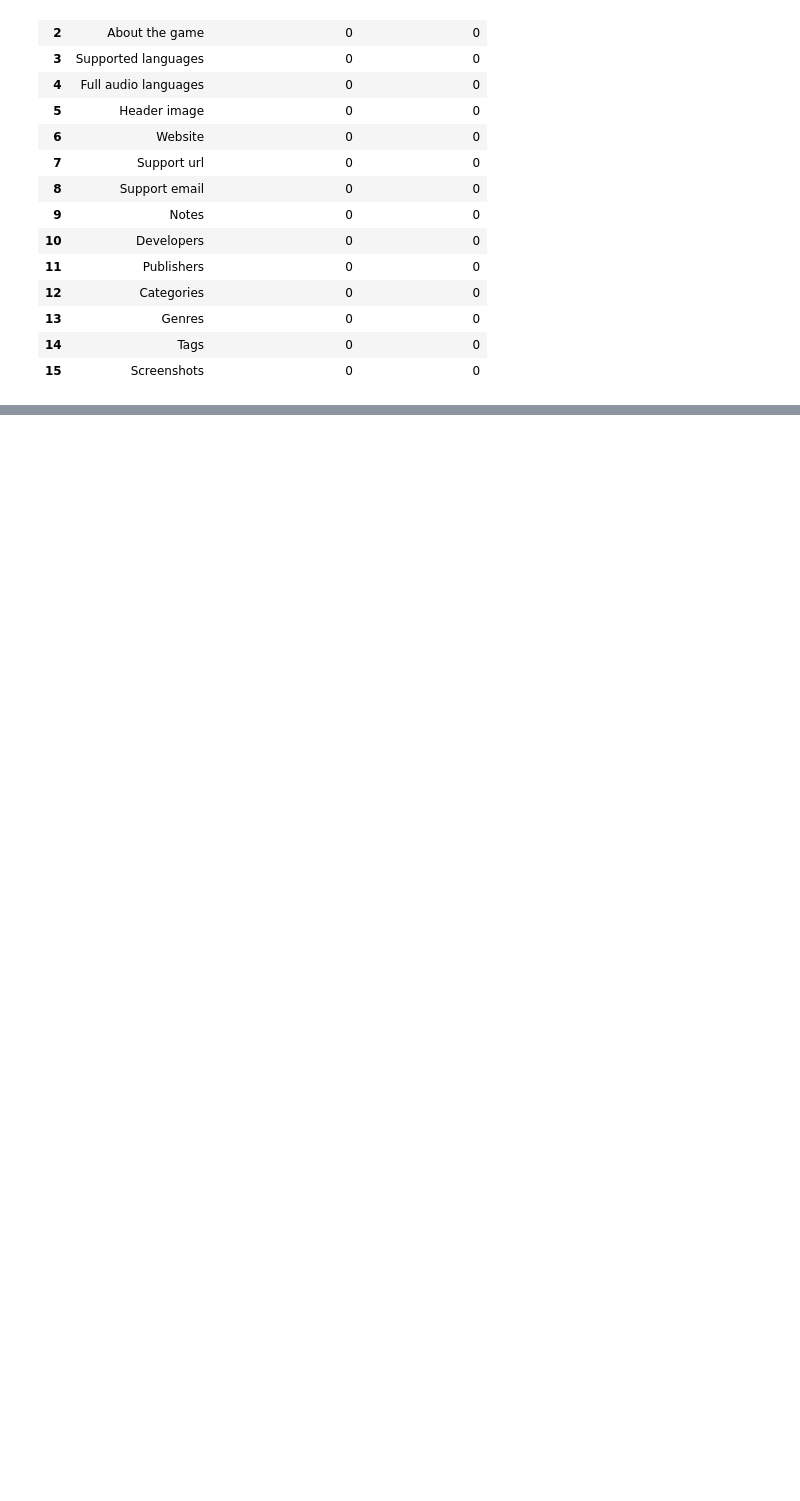
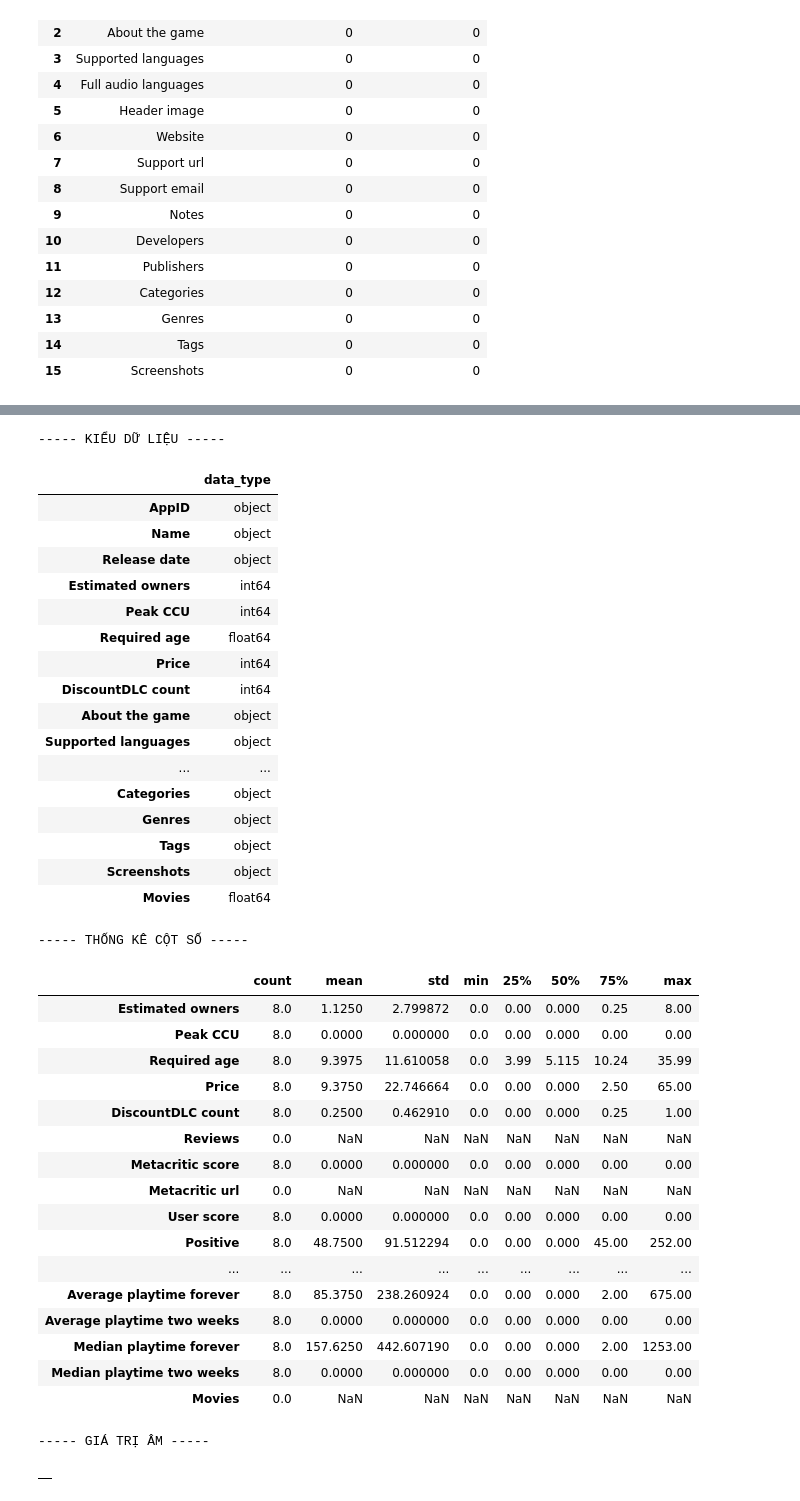
Before and after one commit to huytu059-blip/Games_Data_Science, a Jupyter notebook: notebooks/01_data_quality.ipynb, the cells around one changed output, grey strips where cells are left out. Cells and saved outputs as stored; diff of their text form; code cells hidden in the pictures; blank space fills up the shorter version.

```diff
--- a/notebooks/01_data_quality.ipynb
+++ b/notebooks/01_data_quality.ipynb
@@ -376,0 +753,69 @@ else:
+# %%
+# Tạo bản sao để phân tích, không sửa dữ liệu gốc
+df_check = df_raw.copy()
+
+# Kiểm tra kiểu dữ liệu và giá trị
+print("----- KIỂU DỮ LIỆU -----")
+display(df_check.dtypes.to_frame("data_type"))
+
+print("----- THỐNG KÊ CỘT SỐ -----")
+numeric_cols = df_check.select_dtypes(include="number").columns.tolist()
+
+if numeric_cols:
+    display(df_check[numeric_cols].describe().T)
+
+print("----- GIÁ TRỊ ÂM -----")
+negative_results = []
+
+for col in numeric_cols:
+    count = int((df_check[col].dropna() < 0).sum())
+
+    if count > 0:
+        negative_results.append({
+            "column": col,
+            "negative_count": count,
+            "negative_percent": round(
+                count / df_check[col].notna().sum() * 100, 2
+            )
+        })
+
+display(pd.DataFrame(negative_results))
+# %% [output]
+----- KIỂU DỮ LIỆU -----
+|  | data_type |
+| AppID | object |
+| Name | object |
+| Release date | object |
+| Estimated owners | int64 |
+| Peak CCU | int64 |
+| Required age | float64 |
+| Price | int64 |
+| DiscountDLC count | int64 |
+| About the game | object |
+| Supported languages | object |
+| ... | ... |
+| Categories | object |
+| Genres | object |
+| Tags | object |
+| Screenshots | object |
+| Movies | float64 |
+----- THỐNG KÊ CỘT SỐ -----
+|  | count | mean | std | min | 25% | 50% | 75% | max |
+| Estimated owners | 8.0 | 1.1250 | 2.799872 | 0.0 | 0.00 | 0.000 | 0.25 | 8.00 |
+| Peak CCU | 8.0 | 0.0000 | 0.000000 | 0.0 | 0.00 | 0.000 | 0.00 | 0.00 |
+| Required age | 8.0 | 9.3975 | 11.610058 | 0.0 | 3.99 | 5.115 | 10.24 | 35.99 |
+| Price | 8.0 | 9.3750 | 22.746664 | 0.0 | 0.00 | 0.000 | 2.50 | 65.00 |
+| DiscountDLC count | 8.0 | 0.2500 | 0.462910 | 0.0 | 0.00 | 0.000 | 0.25 | 1.00 |
+| Reviews | 0.0 | NaN | NaN | NaN | NaN | NaN | NaN | NaN |
+| Metacritic score | 8.0 | 0.0000 | 0.000000 | 0.0 | 0.00 | 0.000 | 0.00 | 0.00 |
+| Metacritic url | 0.0 | NaN | NaN | NaN | NaN | NaN | NaN | NaN |
+| User score | 8.0 | 0.0000 | 0.000000 | 0.0 | 0.00 | 0.000 | 0.00 | 0.00 |
+| Positive | 8.0 | 48.7500 | 91.512294 | 0.0 | 0.00 | 0.000 | 45.00 | 252.00 |
+| ... | ... | ... | ... | ... | ... | ... | ... | ... |
+| Average playtime forever | 8.0 | 85.3750 | 238.260924 | 0.0 | 0.00 | 0.000 | 2.00 | 675.00 |
+| Average playtime two weeks | 8.0 | 0.0000 | 0.000000 | 0.0 | 0.00 | 0.000 | 0.00 | 0.00 |
+| Median playtime forever | 8.0 | 157.6250 | 442.607190 | 0.0 | 0.00 | 0.000 | 2.00 | 1253.00 |
+| Median playtime two weeks | 8.0 | 0.0000 | 0.000000 | 0.0 | 0.00 | 0.000 | 0.00 | 0.00 |
+| Movies | 0.0 | NaN | NaN | NaN | NaN | NaN | NaN | NaN |
+----- GIÁ TRỊ ÂM -----
+|  |
```
Also changed, not shown: parts of 159 cells of this notebook, 14 other files.
